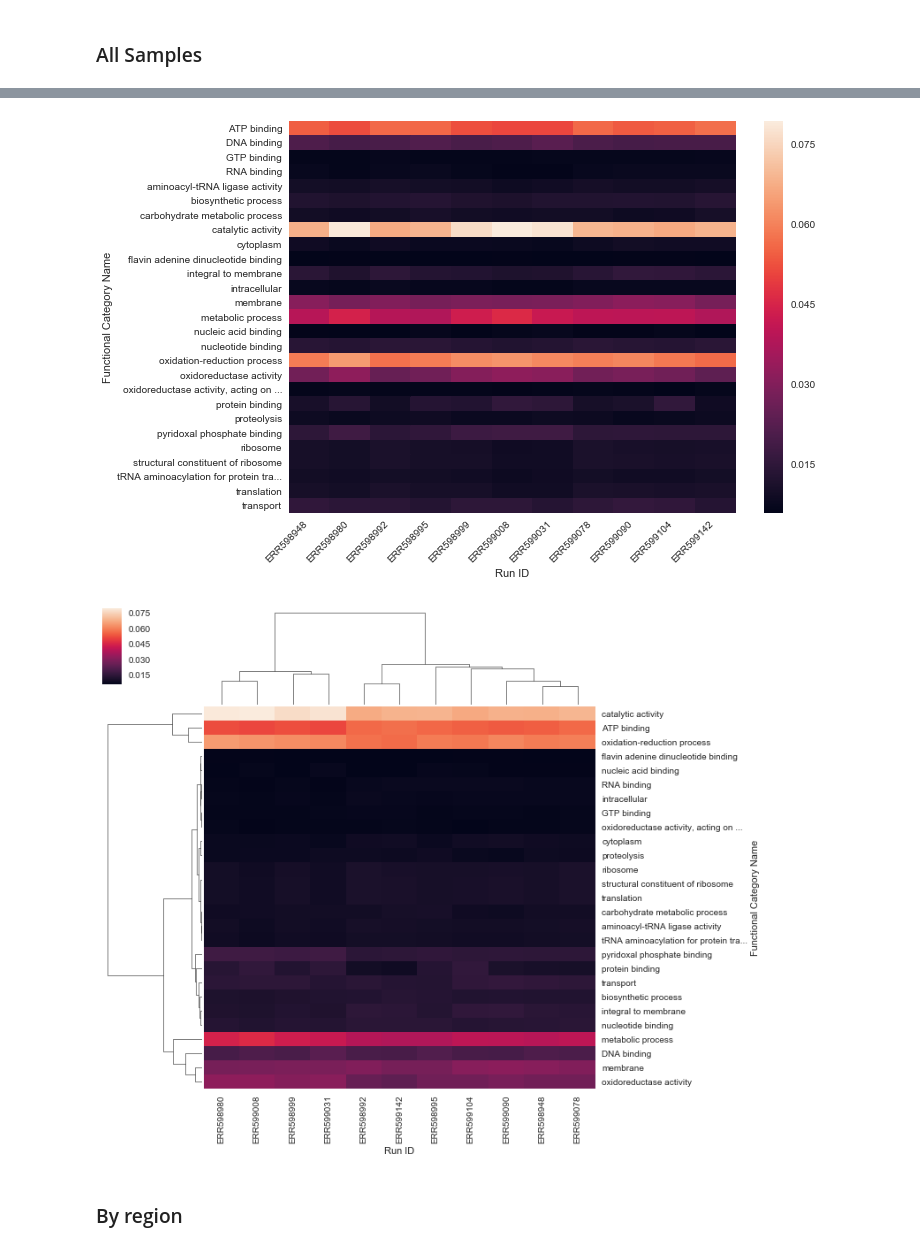
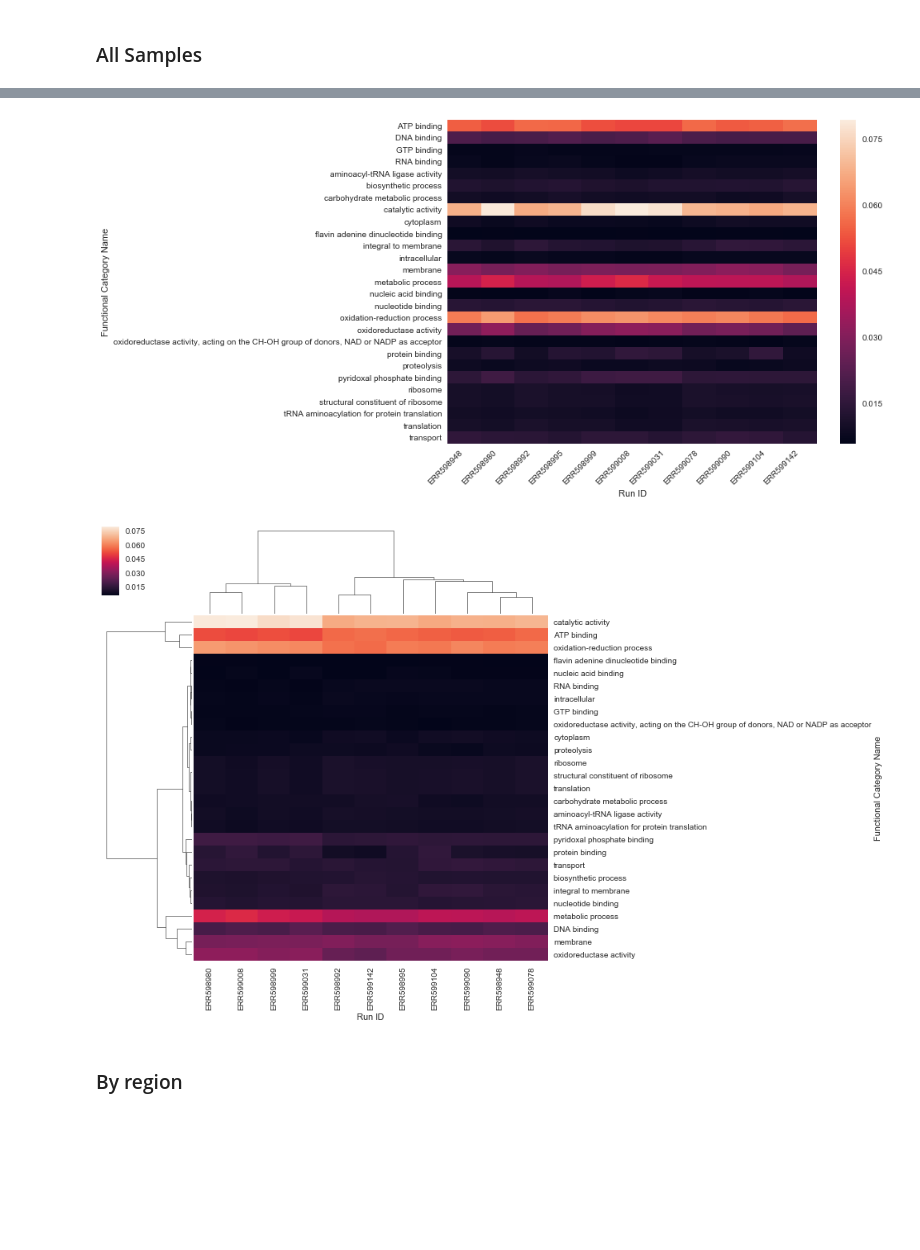
Before and after one commit to dustinmichels/biol338-genomics, a Jupyter notebook: final-project/analysis/More Analysis.ipynb, the cells around one changed output, grey strips where cells are left out. Cells and saved outputs as stored; diff of their text form; code cells hidden in the pictures; blank space fills up the shorter version.

```diff
--- a/final-project/analysis/More Analysis.ipynb
+++ b/final-project/analysis/More Analysis.ipynb
@@ -23,7 +23,7 @@ meta_df.rename(columns={'sample_details':'zone'}, inplace=True)
 
 # Split lat and long into seperate columns
 meta_df['lat'] = meta_df['lat/long'].str.split(',', 1).str[0]
-meta_df['lon'] = meta_df['lat/long'].str.split(',', 1).str[1]
+meta_df['long'] = meta_df['lat/long'].str.split(',', 1).str[1]
 
 # Clean up 'region' and 'zone' columns
 meta_df['region'] = meta_df['region'].str.strip()
@@ -114,8 +114,8 @@ full_df = df.merge(meta_df)
 full_df.drop('filename', axis=1, inplace=True)
 
 # Truncate function names at 35 characters
-full_df.name = full_df.name.apply(
-    lambda x: (x[:35] + '...') if len(x) > 38 else x)
+# full_df.name = full_df.name.apply(
+#     lambda x: (x[:35] + '...') if len(x) > 38 else x)
 
-display('Full DataFrame (head):', full_df.head())
+display('Full DataFrame (head & tail):', full_df.head(), full_df.tail())
 # %% [output]
@@ -129,34 +135,41 @@ display('Full DataFrame (head):', full_df.head())
 # %% [markdown]
 ## Make Heat Maps
+# %%
+# Only use the first 30 items
+df = full_df.groupby('run_id').head(n=30)
+
+# Truncate function names at 35 characters
+# df.name = df.name.apply(
+#     lambda x: (x[:35] + '...') if len(x) > 38 else x)
 # %% [markdown]
 ### All Samples
 # %%
 # rearrange relevent data
-data = full_df.pivot(index='name', columns='run_id', values='read_percent')
+data = df.pivot(index='name', columns='run_id', values='read_percent')
 data.columns.name = 'Run ID'
 data.index.name = "Functional Category Name"
 data = data.dropna(axis=0)
 display(data.head())
 
 # Make heatmap
 fig, ax = plt.subplots(figsize=(10,8))
 sns.heatmap(ax=ax, data=data)
 fig.autofmt_xdate(rotation=45)
 fig.savefig('imgs/heat/heat_all.png', bbox_inches='tight', dpi=300)
 
 # Make clustermap
 ax = sns.clustermap(data=data)
 ax.savefig('imgs/cluster/cluster_all', dpi=300)
 # %% [output]
 | Run ID | ERR598948 | ERR598980 | ERR598992 | ERR598995 | ERR598999 | ERR599008 | ERR599031 | ERR599078 | ... |
 | Functional Category Name |  |  |  |  |  |  |  |  | ... |
 | ATP binding | 0.054676 | 0.051896 | 0.056190 | 0.056112 | 0.052368 | 0.051243 | 0.051192 | 0.056278 | ... |
 | DNA binding | 0.020949 | 0.019473 | 0.020239 | 0.021562 | 0.020241 | 0.020993 | 0.022989 | 0.020380 | ... |
 | GTP binding | 0.006697 | 0.006632 | 0.007168 | 0.006722 | 0.006666 | 0.006579 | 0.006832 | 0.007035 | ... |
 | RNA binding | 0.007409 | 0.006670 | 0.007577 | 0.007755 | 0.006823 | 0.006448 | 0.006309 | 0.007498 | ... |
 | aminoacyl-tRNA ligase activity | 0.009832 | 0.009378 | 0.010227 | 0.009812 | 0.009381 | 0.008689 | 0.009296 | 0.010078 | ... |
-[figure, old version]
+[figure, new version]
-[figure, old version]
+[figure, new version]
 # %% [markdown]
 ### By region
 # %%
```
Also changed, not shown: parts of 12 cells of this notebook, 8 other files.
